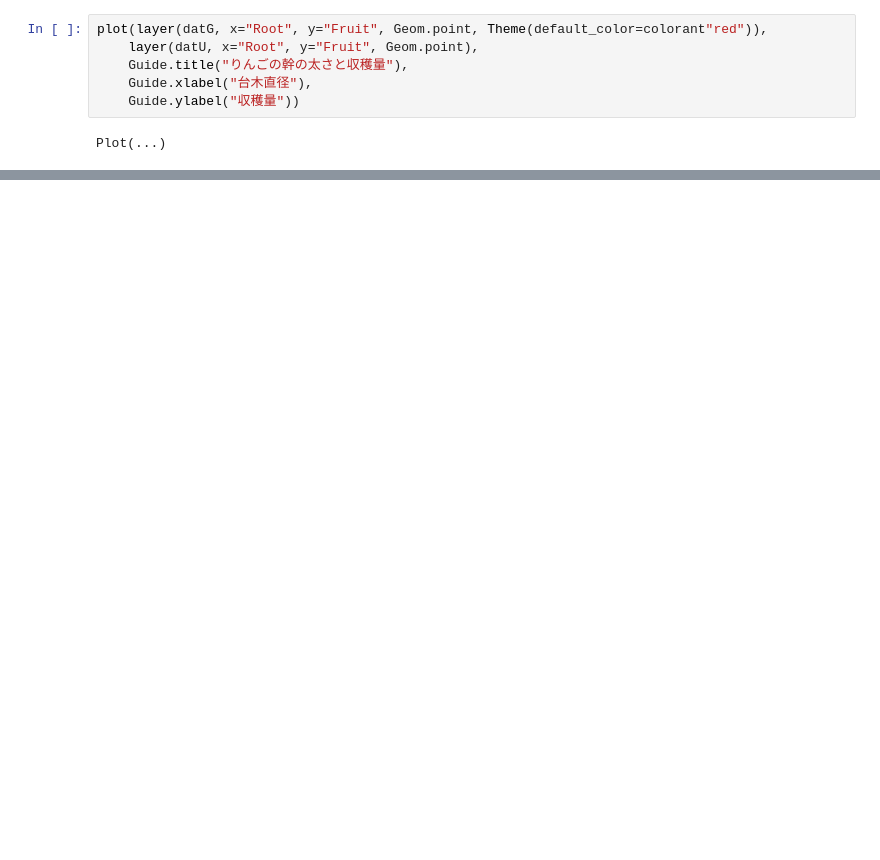
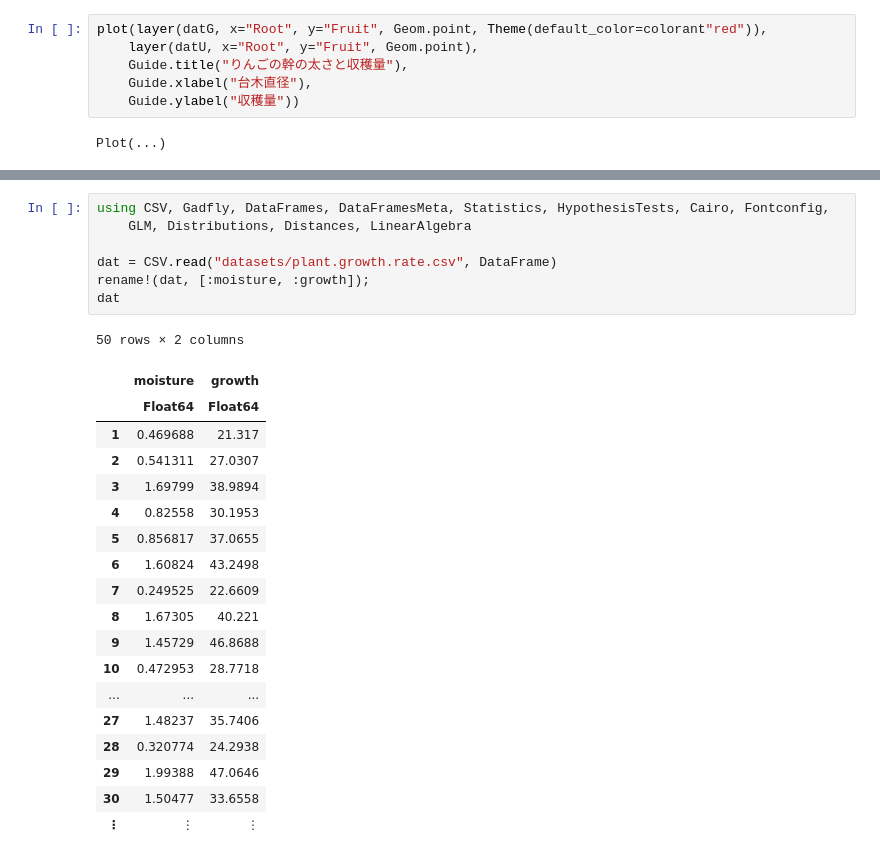
Before and after one commit to takanorifukuyama/julia-statistics, a Jupyter notebook: 統計解析.ipynb, the cells around one changed output, grey strips where cells are left out. Cells and saved outputs as stored; diff of their text form; blank space fills up the shorter version.

```diff
--- a/統計解析.ipynb
+++ b/統計解析.ipynb
@@ -282,0 +341,27 @@ Plot(...)
+# %%
+using CSV, Gadfly, DataFrames, DataFramesMeta, Statistics, HypothesisTests, Cairo, Fontconfig,
+    GLM, Distributions, Distances, LinearAlgebra
+
+dat = CSV.read("datasets/plant.growth.rate.csv", DataFrame)
+rename!(dat, [:moisture, :growth]);
+dat
+# %% [output]
+50 rows × 2 columns
+|  | moisture | growth |
+|  | Float64 | Float64 |
+| 1 | 0.469688 | 21.317 |
+| 2 | 0.541311 | 27.0307 |
+| 3 | 1.69799 | 38.9894 |
+| 4 | 0.82558 | 30.1953 |
+| 5 | 0.856817 | 37.0655 |
+| 6 | 1.60824 | 43.2498 |
+| 7 | 0.249525 | 22.6609 |
+| 8 | 1.67305 | 40.221 |
+| 9 | 1.45729 | 46.8688 |
+| 10 | 0.472953 | 28.7718 |
+| ... | ... | ... |
+| 27 | 1.48237 | 35.7406 |
+| 28 | 0.320774 | 24.2938 |
+| 29 | 1.99388 | 47.0646 |
+| 30 | 1.50477 | 33.6558 |
+| ⋮ | ⋮ | ⋮ |
```
Also changed, not shown: parts of 12 cells of this notebook.
